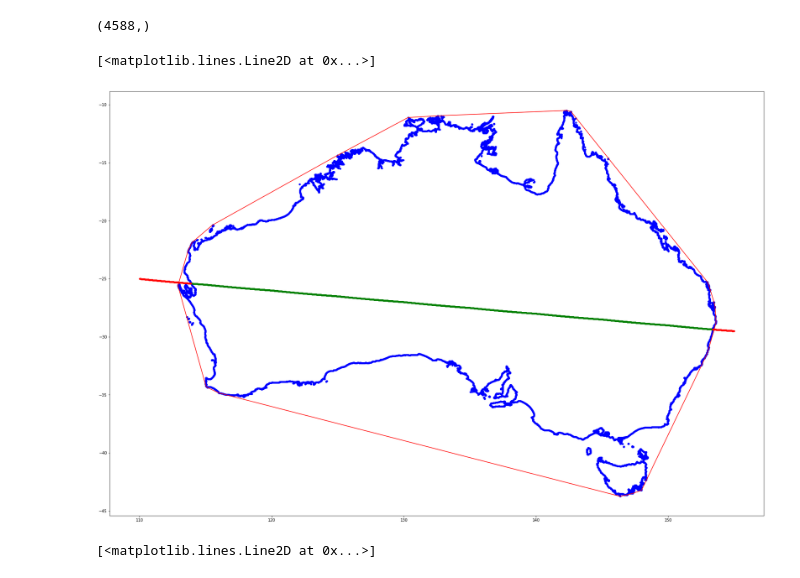
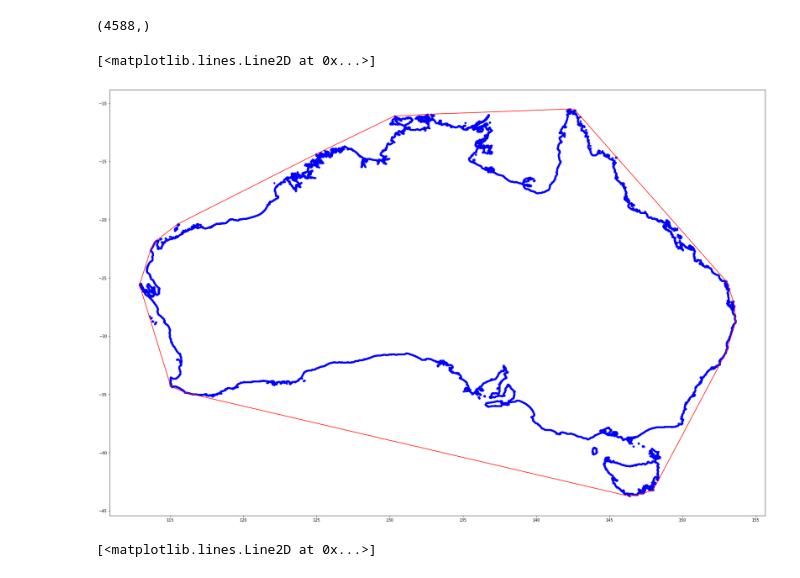
Before and after one commit to GeoscienceAustralia/geophys_utils, a Jupyter notebook: examples/2_geophys_netcdf_grid_utils_demo.ipynb, the cells around one changed output. Cells and saved outputs as stored; diff of their text form; code cells hidden in the pictures.

```diff
--- a/examples/2_geophys_netcdf_grid_utils_demo.ipynb
+++ b/examples/2_geophys_netcdf_grid_utils_demo.ipynb
@@ -16,7 +16,7 @@ if GA_STAFF_WIFI:
     os.environ['https_proxy'] = 'http://proxy.inno.lan:3128'
 # %%
 # Open netCDF4 Dataset
-netcdf_path = "/g/data1/rr2/national_geophysical_compilations/IR_gravity_anomaly_Australia_V1/IR_gravity_anomaly_Australia_V1.nc"
+netcdf_path = "/g/data/rr2/national_geophysical_compilations/IR_gravity_anomaly_Australia_V1/IR_gravity_anomaly_Australia_V1.nc"
 if not os.path.isfile(netcdf_path):
     netcdf_path = "http://dapds00.nci.org.au/thredds/dodsC/rr2/national_geophysical_compilations/IR_gravity_anomaly_Australia_V1/IR_gravity_anomaly_Australia_V1.nc"
 
@@ -28,7 +28,7 @@ if not os.path.isfile(netcdf_path):
 #if not os.path.isfile(netcdf_path):
 #    netcdf_path = "http://dapds00.nci.org.au/thredds/dodsC/rr2/National_Coverages/magmap_v6_2015/magmap_v6_2015.nc"
 #    netcdf_path = "http://dapds03.nci.org.au/thredds/dodsC/rr2/National_Coverages/magmap_v6_2015/magmap_v6_2015.nc"
-
+print(netcdf_path)
 netcdf_dataset = netCDF4.Dataset(netcdf_path, 'r')
 
 max_bytes = 500000000
@@ -105,13 +93,13 @@ sample_values[~good_data_mask] = np.NaN
 # %%
 # Plot good and bad data points
 plt.figure(figsize=(30,20))
 plt.plot(edge_points[:,0], edge_points[:,1], 'b.')
-plt.plot(good_sample_points[:,0], good_sample_points[:,1], 'g.')
-plt.plot(bad_sample_points[:,0], bad_sample_points[:,1], 'r.')
+#plt.plot(good_sample_points[:,0], good_sample_points[:,1], 'g.')
+#plt.plot(bad_sample_points[:,0], bad_sample_points[:,1], 'r.')
 plt.plot(convex_hull[:,0], convex_hull[:,1], 'r-')
 # %% [output]
 [<matplotlib.lines.Line2D at 0x...>]
-[figure, old version]
+[figure, new version]
 # %%
 # Plot values against distance along transect
 if sample_spacing >= 1000:
```
Also changed, not shown: parts of 1 cell of this notebook.
